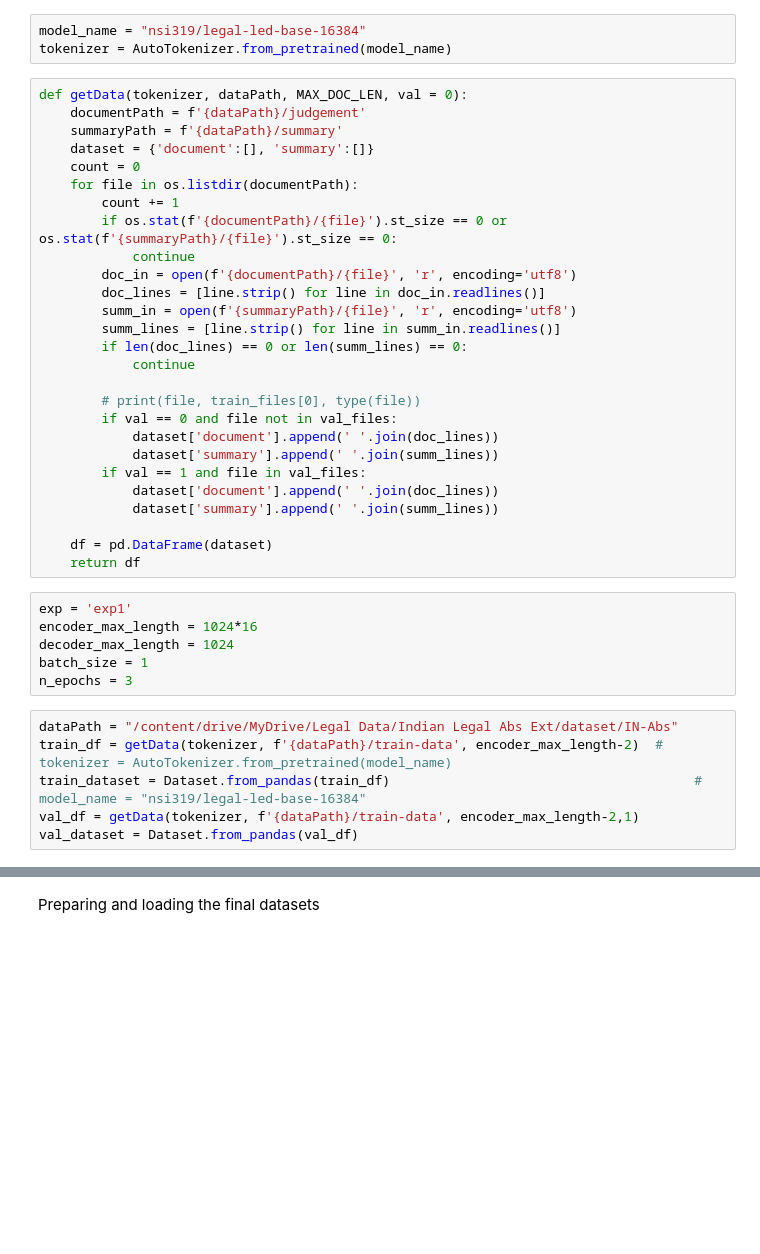
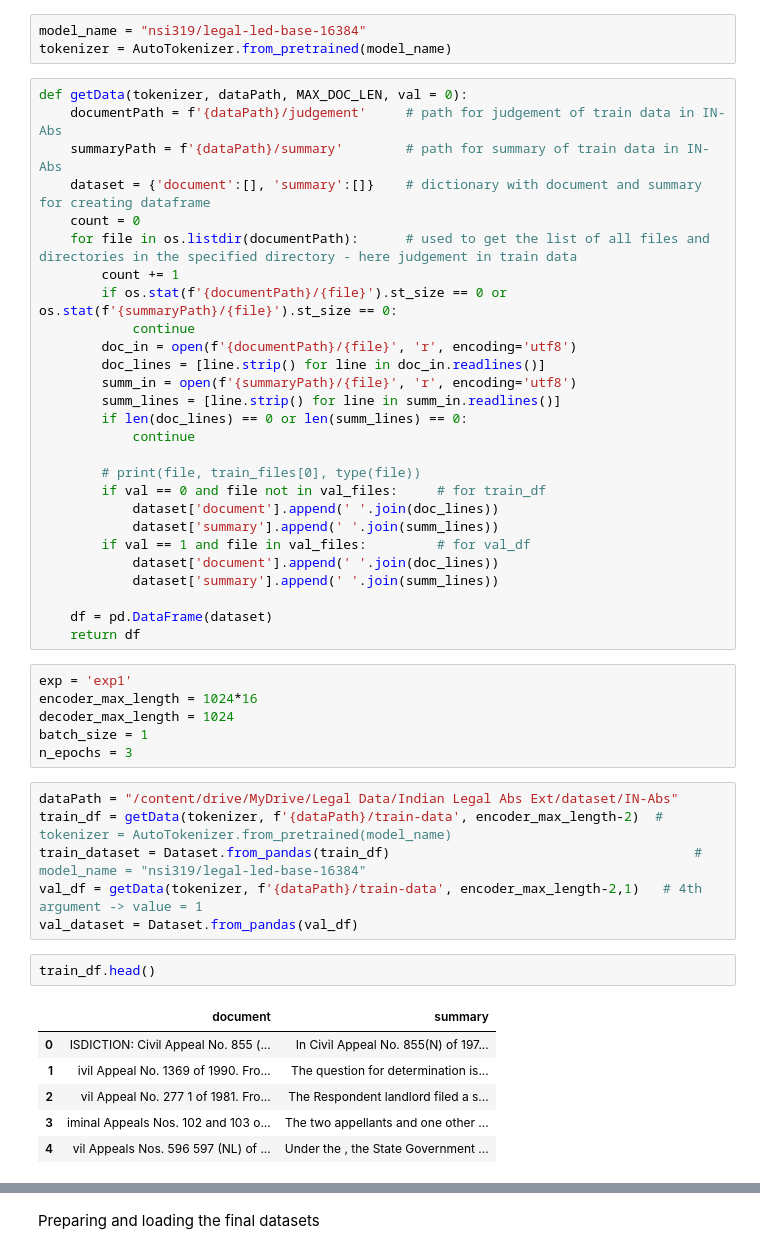
Before and after one commit to kabilan942/Legal, a Jupyter notebook: Indian Legal Abs Ext/LDS.ipynb, the cells around one changed output, grey strips where cells are left out. Drawn from its saved outputs; the diff is of its cells as text; blank space fills up the shorter version.

```diff
--- a/Indian Legal Abs Ext/LDS.ipynb
+++ b/Indian Legal Abs Ext/LDS.ipynb
@@ -574,11 +601,11 @@ model_name = "nsi319/legal-led-base-16384"
 tokenizer = AutoTokenizer.from_pretrained(model_name)
 # %%
 def getData(tokenizer, dataPath, MAX_DOC_LEN, val = 0):
-	documentPath = f'{dataPath}/judgement'
-	summaryPath = f'{dataPath}/summary'
-	dataset = {'document':[], 'summary':[]}
+	documentPath = f'{dataPath}/judgement'     # path for judgement of train data in IN-Abs
+	summaryPath = f'{dataPath}/summary'        # path for summary of train data in IN-Abs
+	dataset = {'document':[], 'summary':[]}    # dictionary with document and summary for creating dataframe
 	count = 0
-	for file in os.listdir(documentPath):
+	for file in os.listdir(documentPath):      # used to get the list of all files and directories in the specified directory - here judgement in train data
 		count += 1
 		if os.stat(f'{documentPath}/{file}').st_size == 0 or os.stat(f'{summaryPath}/{file}').st_size == 0:
 			continue
@@ -590,10 +617,10 @@ def getData(tokenizer, dataPath, MAX_DOC_LEN, val = 0):
 			continue
 
 		# print(file, train_files[0], type(file))
-		if val == 0 and file not in val_files:
+		if val == 0 and file not in val_files:     # for train_df
 			dataset['document'].append(' '.join(doc_lines))
 			dataset['summary'].append(' '.join(summ_lines))
-		if val == 1 and file in val_files:
+		if val == 1 and file in val_files:         # for val_df
 			dataset['document'].append(' '.join(doc_lines))
 			dataset['summary'].append(' '.join(summ_lines))
 
@@ -609,5 +636,14 @@ n_epochs = 3
 dataPath = "/content/drive/MyDrive/Legal Data/Indian Legal Abs Ext/dataset/IN-Abs"
 train_df = getData(tokenizer, f'{dataPath}/train-data', encoder_max_length-2)  # tokenizer = AutoTokenizer.from_pretrained(model_name)
 train_dataset = Dataset.from_pandas(train_df)                                       # model_name = "nsi319/legal-led-base-16384"
-val_df = getData(tokenizer, f'{dataPath}/train-data', encoder_max_length-2,1)
+val_df = getData(tokenizer, f'{dataPath}/train-data', encoder_max_length-2,1)   # 4th argument -> value = 1
 val_dataset = Dataset.from_pandas(val_df)
+# %%
+train_df.head()
+# %% [output]
+|  | document | summary |
+| 0 | ISDICTION: Civil Appeal No. 855 (... | In Civil Appeal No. 855(N) of 197... |
+| 1 | ivil Appeal No. 1369 of 1990. Fro... | The question for determination is... |
+| 2 | vil Appeal No. 277 1 of 1981. Fro... | The Respondent landlord filed a s... |
+| 3 | iminal Appeals Nos. 102 and 103 o... | The two appellants and one other ... |
+| 4 | vil Appeals Nos. 596 597 (NL) of ... | Under the , the State Government ... |
```
Also changed, not shown: parts of 16 cells of this notebook.
